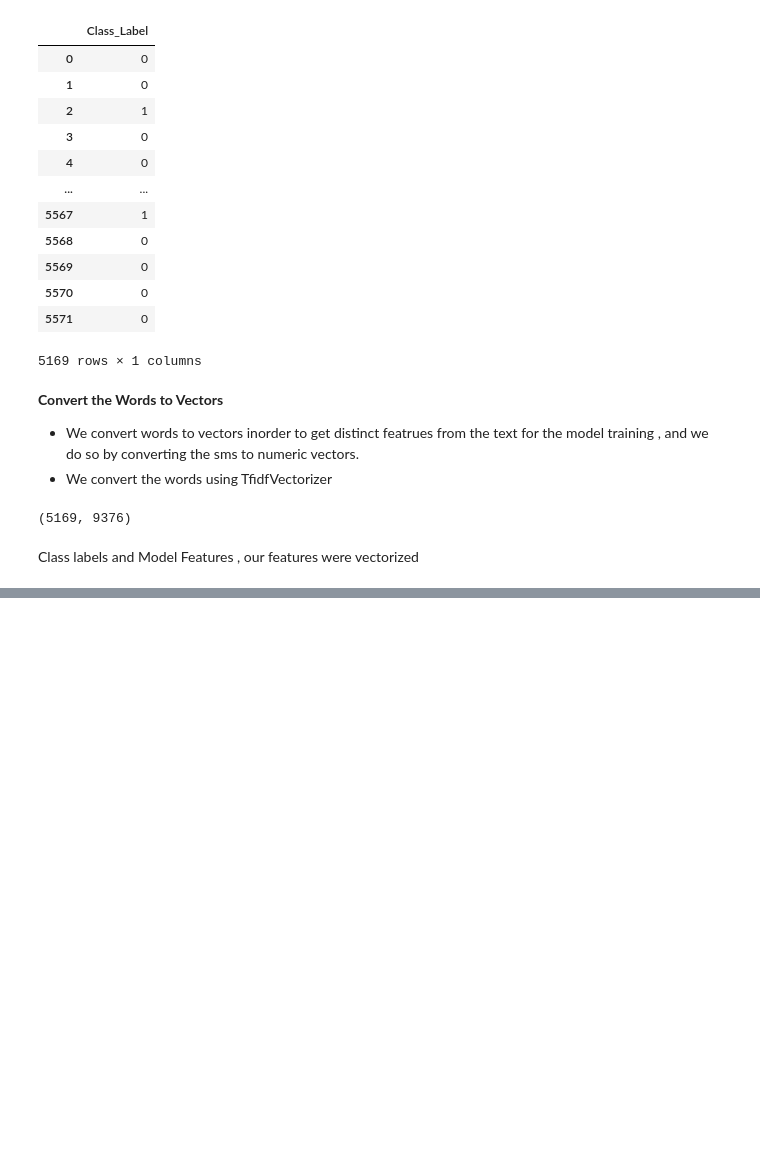
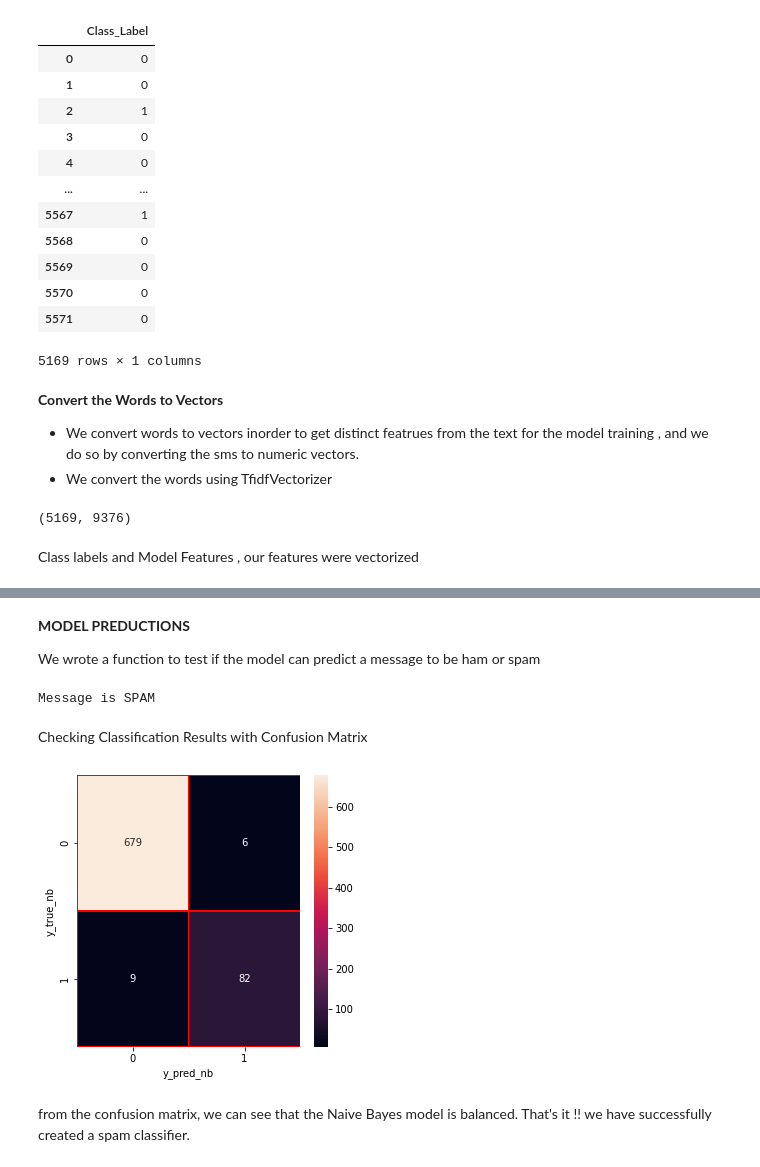
Before and after one commit to wandieinnocents/SpamSmsDetector_MachineLearning, a Jupyter notebook: SmsSpamClassifyerFinal.ipynb, the cells around one changed output, grey strips where cells are left out. Drawn from its saved outputs; the diff is of its cells as text; code cells hidden in the pictures; blank space fills up the shorter version.

```diff
--- a/SmsSpamClassifyerFinal.ipynb
+++ b/SmsSpamClassifyerFinal.ipynb
@@ -365,4 +365,4 @@ spam_sms_vectors.shape
 Class labels and Model Features , our features were vectorized
 # %%
 # Our features are the word vectors , denoted X in this case
-X = spam_sms_vectors
+spam_sm_features = spam_sms_vectors
@@ -389,3 +373,3 @@ y
 # %%
 #split the dataset into train and test set
-X_train, X_test, y_train, y_test = train_test_split(X, y, test_size=0.15, random_state=111)
+X_train, X_test, y_train, y_test = train_test_split(spam_sm_features, df['Class_Label'], test_size=0.15, random_state=111)
@@ -391,0 +396,8 @@ X_train, X_test, y_train, y_test = train_test_split(X, y, test_size=0.15, random
+# %%
+#initialize multiple classification models
+svc = SVC(kernel='sigmoid', gamma=1.0)
+knc = KNeighborsClassifier(n_neighbors=49)
+mnb = MultinomialNB(alpha=0.2)
+dtc = DecisionTreeClassifier(min_samples_split=7, random_state=111)
+lrc = LogisticRegression(solver='liblinear', penalty='l1')
+rfc = RandomForestClassifier(n_estimators=31, random_state=111)
@@ -391,0 +432,4 @@ X_train, X_test, y_train, y_test = train_test_split(X, y, test_size=0.15, random
+# %% [markdown]
+**MODEL PREDUCTIONS**
+
+We wrote a function to test if the model can predict a message to be ham or spam
@@ -391,0 +446,23 @@ X_train, X_test, y_train, y_test = train_test_split(X, y, test_size=0.15, random
+# %%
+sms_predicted_class = mnb.predict(vectorized_integers)
+find(sms_predicted_class)
+# %% [output]
+Message is SPAM
+# %% [markdown]
+Checking Classification Results with Confusion Matrix
+# %%
+from sklearn.metrics import confusion_matrix
+import seaborn as sns
+# Naive Bayes
+y_pred_nb = mnb.predict(X_test)
+y_true_nb = y_test
+cm = confusion_matrix(y_true_nb, y_pred_nb)
+f, ax = plt.subplots(figsize =(5,5))
+sns.heatmap(cm,annot = True,linewidths=0.5,linecolor="red",fmt = ".0f",ax=ax)
+plt.xlabel("y_pred_nb")
+plt.ylabel("y_true_nb")
+plt.show()
+# %% [output]
+[figure, added]
+# %% [markdown]
+from the confusion matrix, we can see that the Naive Bayes model is balanced. That's it !! we have successfully created a spam classifier.
```
Also changed, not shown: parts of 14 cells of this notebook.
